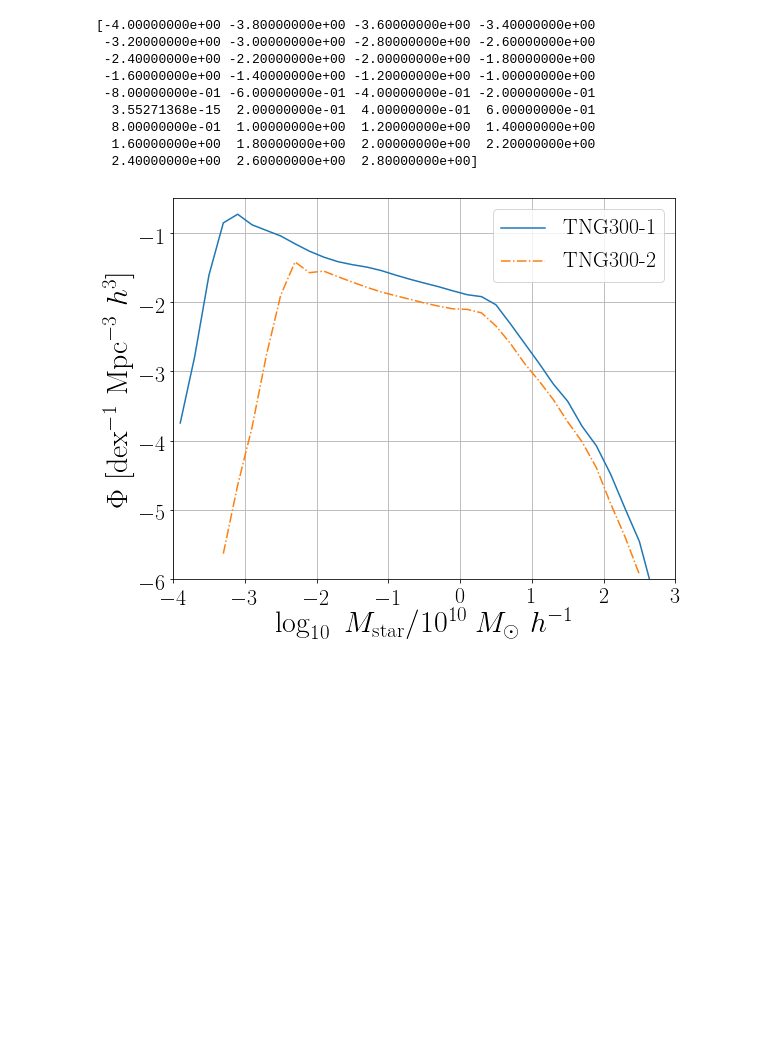
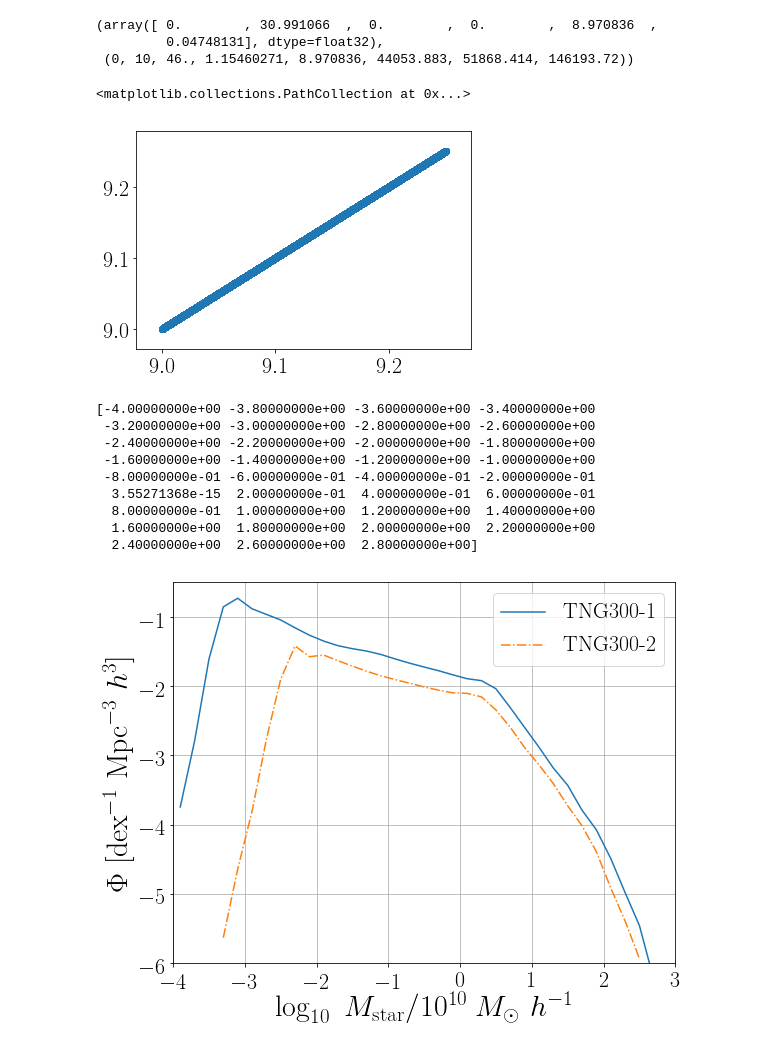
Before and after one commit to forero/IllustrisGalaxyBias, a Jupyter notebook: code/influence_formation_times.ipynb, the cells around one changed output. Drawn from its saved outputs; the diff is of its cells as text; code cells hidden in the pictures; blank space fills up the shorter version.

```diff
--- a/code/influence_formation_times.ipynb
+++ b/code/influence_formation_times.ipynb
@@ -27,7 +27,7 @@ halos = gc.loadHalos(basePath,99, fields=halo_fields) # the selection is based o
 
 
 subhalo_fields = ['SubhaloMass','SubhaloSFRinRad', 'SubhaloPos', 'SubhaloVmax','SubhaloMassType',
-                  'SubhaloVel', 'SubhaloParent', 'SubhaloGrNr', 'SubhaloStellarPhotometrics']
+                  'SubhaloVel', 'SubhaloParent', 'SubhaloGrNr', 'SubhaloStellarPhotometrics', 'SubhaloMassInRadType']
 subhalos = gc.loadSubhalos(basePath,99, fields=subhalo_fields)
 header = gc.loadHeader(basePath,99)
 BoxSize = header['BoxSize']
@@ -37,3 +35,9 @@ stellar_mass_hr = subhalos['SubhaloMassType'][:,4] + 1E-10
+# %%
+subhalos['SubhaloMassInRadType'][10], all_data[10]
+# %% [output]
+(array([ 0.        , 30.991066  ,  0.        ,  0.        ,  8.970836  ,
+         0.04748131], dtype=float32),
+ (0, 10, 46., 1.15460271, 8.970836, 44053.883, 51868.414, 146193.72))
 # %%
 dtype=[('HaloID', 'i8'),('GalID', 'i8'), ('snapform', 'f8'),('zform', 'f8'),('mass', 'f8'),
        ('x', 'f8'),('y', 'f8'),('z', 'f8')]
@@ -50,0 +47,23 @@ log_gal_formation_lores_mass = np.log10(gal_formation_lores['mass'])
+# %%
+log10_stellar_mass  = np.log10(all_data['mass']) + 10
+formation_z = all_data['zform']
+gal_id = all_data['GalID']
+
+min_mass = 9.0
+max_mass = 9.25
+
+ii = (log10_stellar_mass>min_mass) & (log10_stellar_mass < max_mass)
+bin_formation_z = formation_z[ii]
+bin_gal_id = np.int_(gal_id[ii])
+bin_gal_data = {}
+for k in subhalos.keys():
+    if k!='count':
+        if len(np.shape(subhalos[k]))>1:
+            bin_gal_data[k] = subhalos[k][bin_gal_id,:]
+        else:
+            bin_gal_data[k] = subhalos[k][bin_gal_id]
+
+plt.scatter(log10_stellar_mass[ii], np.log10(bin_gal_data['SubhaloMassInRadType'][:,4])+10)
+# %% [output]
+<matplotlib.collections.PathCollection at 0x...>
+[figure, added]
```
Also changed, not shown: parts of 5 cells of this notebook.
